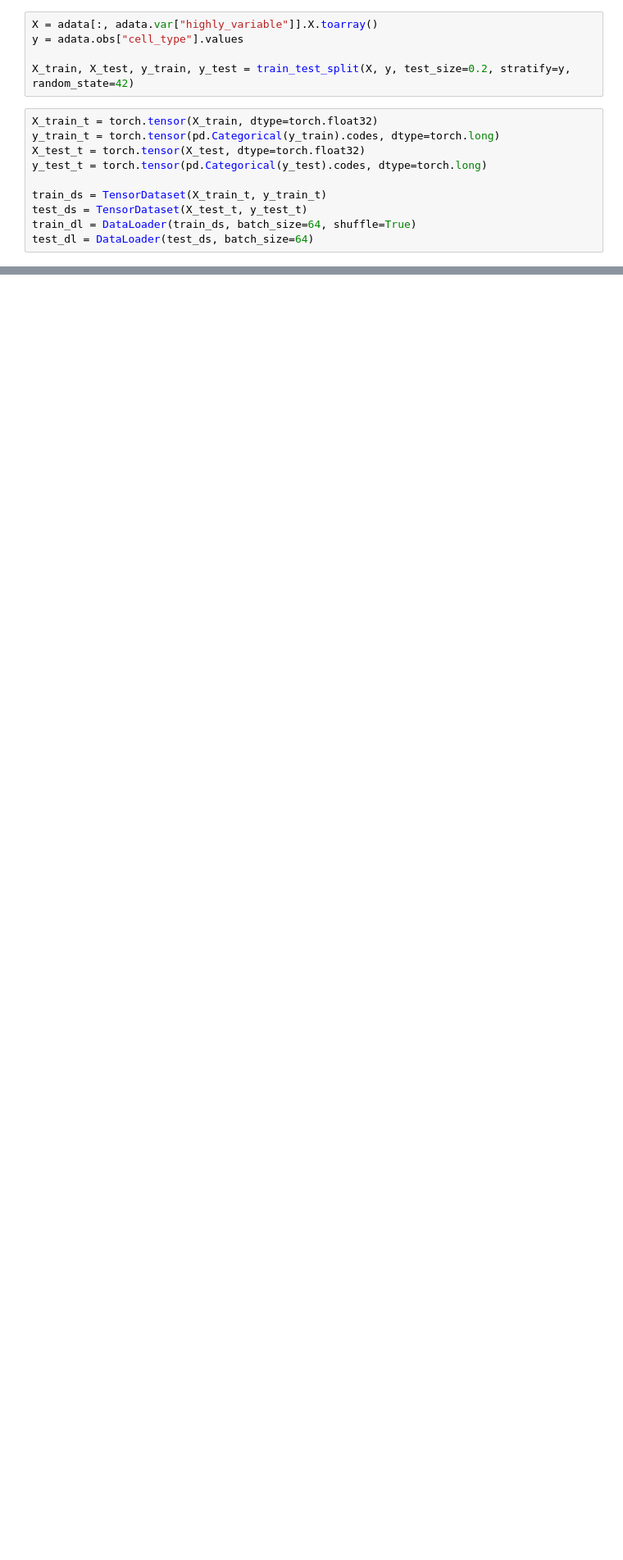
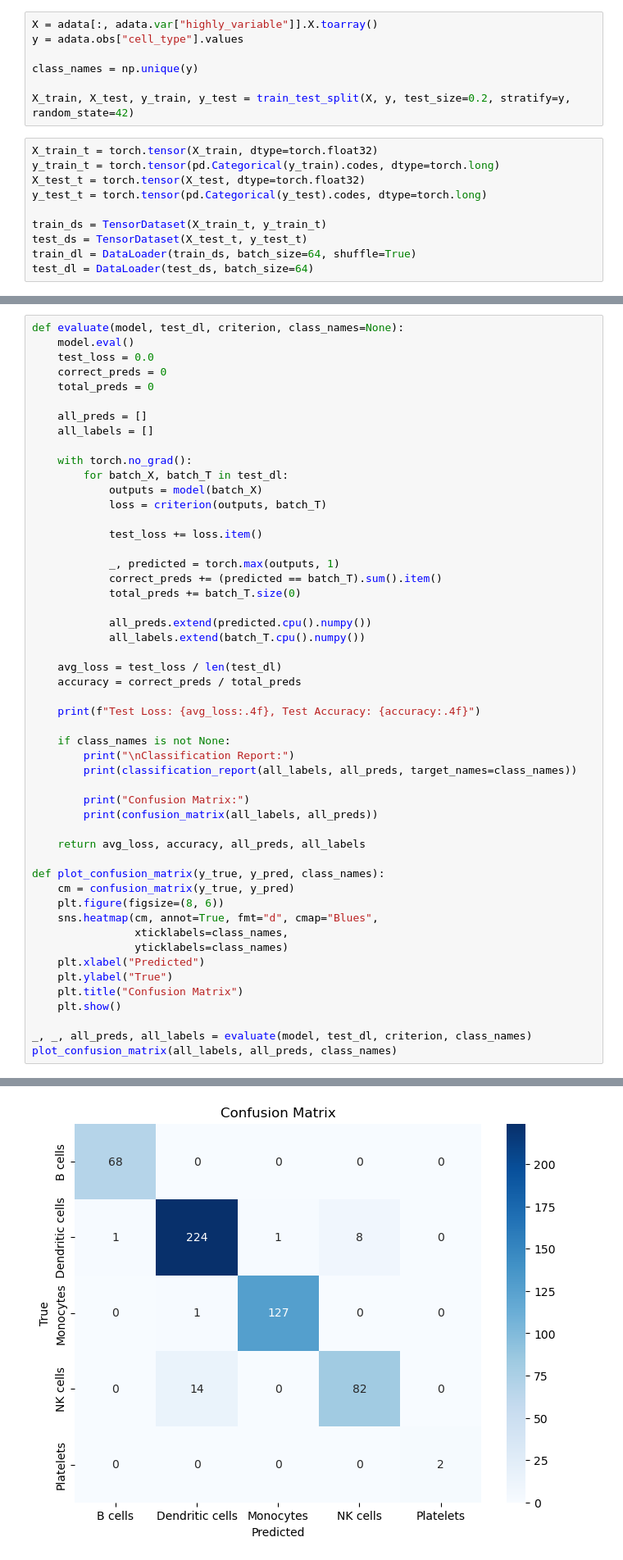
Before and after one commit to can-karakoc/sc_RNA_seq_proj, a Jupyter notebook: notebooks/classification.ipynb, the cells around one changed output, grey strips where cells are left out. Shown at 82% size. Drawn from its saved outputs; the diff is of its cells as text; blank space fills up the shorter version.

Commit message:
classification

```diff
--- a/notebooks/classification.ipynb
+++ b/notebooks/classification.ipynb
@@ -131,6 +137,8 @@ sc.pl.umap(adata, color=['cell_type'], legend_loc='on data', title='Cell Type As
 X = adata[:, adata.var["highly_variable"]].X.toarray()
 y = adata.obs["cell_type"].values
 
+class_names = np.unique(y)
+
 X_train, X_test, y_train, y_test = train_test_split(X, y, test_size=0.2, stratify=y, random_state=42)
 # %%
 X_train_t = torch.tensor(X_train, dtype=torch.float32)
@@ -144,0 +213,52 @@ test_dl = DataLoader(test_ds, batch_size=64)
+# %%
+def evaluate(model, test_dl, criterion, class_names=None):
+    model.eval()
+    test_loss = 0.0
+    correct_preds = 0
+    total_preds = 0
+
+    all_preds = []
+    all_labels = []
+
+    with torch.no_grad():
+        for batch_X, batch_T in test_dl:
+            outputs = model(batch_X)
+            loss = criterion(outputs, batch_T)
+
+            test_loss += loss.item()
+
+            _, predicted = torch.max(outputs, 1)
+            correct_preds += (predicted == batch_T).sum().item()
+            total_preds += batch_T.size(0)
+
+            all_preds.extend(predicted.cpu().numpy())
+            all_labels.extend(batch_T.cpu().numpy())
+
+    avg_loss = test_loss / len(test_dl)
+    accuracy = correct_preds / total_preds
+
+    print(f"Test Loss: {avg_loss:.4f}, Test Accuracy: {accuracy:.4f}")
+
+    if class_names is not None:
+        print("\nClassification Report:")
+        print(classification_report(all_labels, all_preds, target_names=class_names))
+
+        print("Confusion Matrix:")
+        print(confusion_matrix(all_labels, all_preds))
+
+    return avg_loss, accuracy, all_preds, all_labels
+
+def plot_confusion_matrix(y_true, y_pred, class_names):
+    cm = confusion_matrix(y_true, y_pred)
+    plt.figure(figsize=(8, 6))
+    sns.heatmap(cm, annot=True, fmt="d", cmap="Blues",
+                xticklabels=class_names,
+                yticklabels=class_names)
+    plt.xlabel("Predicted")
+    plt.ylabel("True")
+    plt.title("Confusion Matrix")
+    plt.show()
+
+_, _, all_preds, all_labels = evaluate(model, test_dl, criterion, class_names)
+plot_confusion_matrix(all_labels, all_preds, class_names)
+# %% [output]
@@ -144,0 +282 @@ test_dl = DataLoader(test_ds, batch_size=64)
+[figure, added]
```
Also changed, not shown: parts of 4 cells of this notebook, 1 other file.
